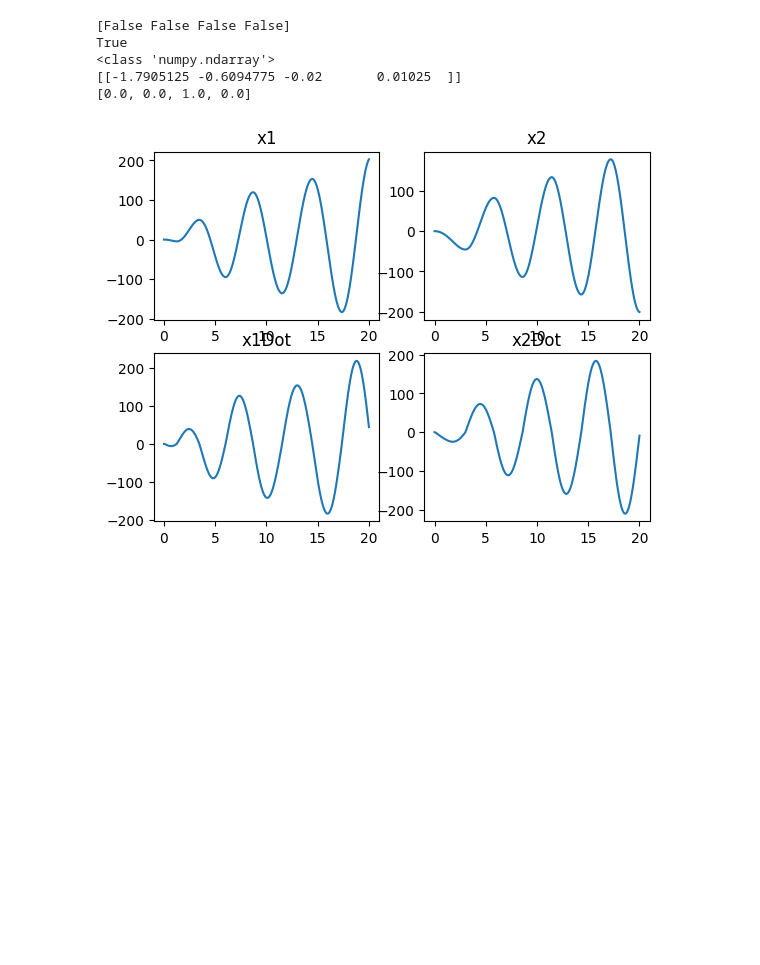
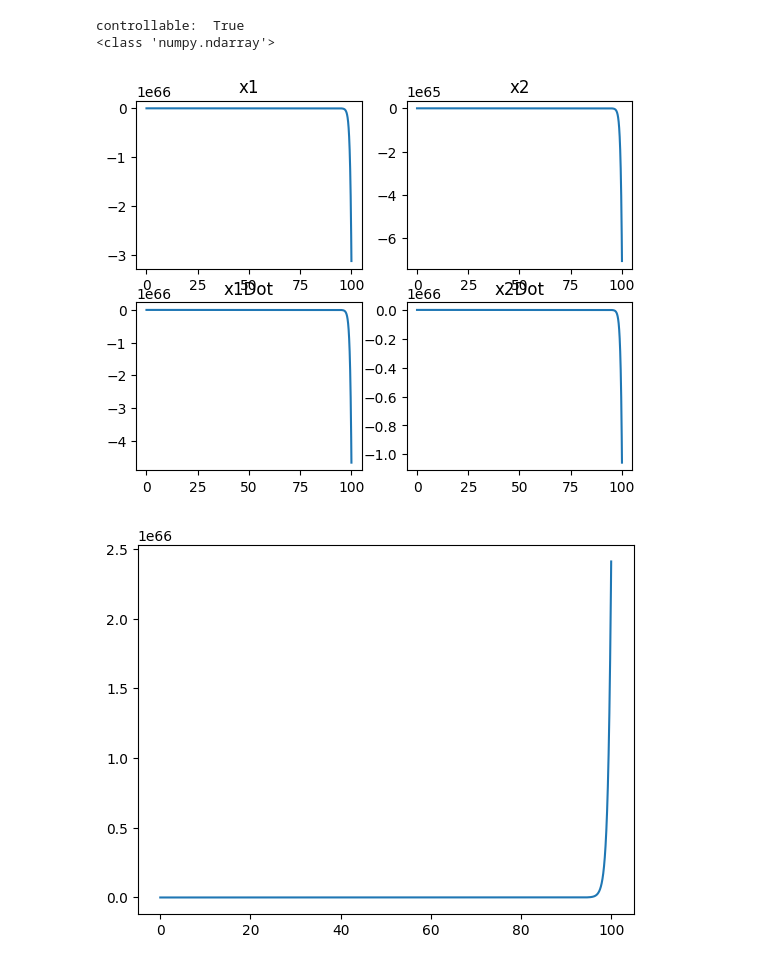
Before and after one commit to KaranJagdale/controller_comparison, a Jupyter notebook: ModifiedMSD.ipynb, the cells around one changed output. Saved outputs shown, nothing was run; the diff lists cells and outputs as text; code cells hidden in the pictures; blank space fills up the shorter version.

```diff
--- a/ModifiedMSD.ipynb
+++ b/ModifiedMSD.ipynb
@@ -14,7 +9,8 @@ def isControlable(A, B):
     conMat = []
     for i in range(n):
         conMat.append(np.dot(np.linalg.matrix_power(A, i), B))
-    return np.linalg.matrix_rank(conMat) == n
+    #print('from isControllable: ', np.linalg.matrix_rank(np.array(conMat)))
+    return np.linalg.matrix_rank(np.array(conMat).reshape(4,4)) == n
 
 def isObservable(A, C):
     n = len(A)
@@ -31,64 +27,73 @@ def main():
     k  = 1.2
     b = 0.1
     isDisturbance = True
-    simTime = 50
-    simDt = 0.05
-    r = 2 #reference to be tracked
+    simTime = 100
+    simDt = 0.01
+    r = 10#reference to be tracked
     doubleMSD = DoubleMassSpringDamper(m1, m2, b, c1, c2, k, isDisturbance)
 
-    print(isControlable(doubleMSD.AMat, doubleMSD.BMat))
-    print(isObservable(doubleMSD.AMat, doubleMSD.CMat))
+    print("controllable: ", isControlable(doubleMSD.AMat, doubleMSD.BMat))
+   # print(isObservable(doubleMSD.AMat, doubleMSD.CMat))
 
     poles = np.array([-0.1, -0.05, -0.03, -0.04])
     print(type(doubleMSD.AMat))
     K_mat = sc.signal.place_poles(np.array(doubleMSD.AMat), np.array(doubleMSD.BMat).reshape(4,1), np.array(poles)).gain_matrix
+    #print('heya',K_mat, K_mat.shape)
+    #y0 = [0, 0, 0, 0]
+    vel_ss = -doubleMSD.k*r/doubleMSD.c2
+    y0 = [100, 102 + r, vel_ss, vel_ss]
+    y = y0
 
-    y0 = [0, 0, 0, 0]
-    y = y0
-    print(K_mat)
     y_array = [y]
     time_array = [0]
-    dyn = doubleMSD.DynSS(y, 0, 1)
-    print(dyn)
+    outErrorInt = 0
+    kInt = 0.05
+    theta1, theta2 = 0,0
     for time in np.arange(0, simTime, simDt):
-        u_ss = -doubleMSD.k*(1 + doubleMSD.c1/doubleMSD.c2)*r
-        u_sf = np.dot(K_mat, y)
-        u_tot = u_ss + u_sf
-        #print('u_tot', u_tot)
+        uncertContrib = doubleMSD.c1/doubleMSD.c2*theta2 - theta1
+        u_ss = -doubleMSD.k*(1 + doubleMSD.c1/doubleMSD.c2)*r - uncertContrib
+
+        yT = np.array([y[0], y[0] + r, vel_ss, vel_ss])
+        outErrorInt += np.dot(doubleMSD.CMat, y) -  r
+        u_int = outErrorInt*kInt
+        u_sf = np.dot(K_mat, (yT - np.array(y)))
+        u_tot = u_ss - np.dot(K_mat,   np.array(y) - yT) + u_int*0
+        #print('y', y, 'yT', yT)
+        #print('dyn', doubleMSD.DynSS(y, time, u_tot[0]))
+        #print('u_sf', u_sf)
         y_next = doubleMSD.nextState(np.array(y), u_tot[0], simDt)
         y_array.append(y_next)
+        #print((np.dot(doubleMSD.AMat, np.array(y).reshape(4,1)) + np.dot(doubleMSD.BMat,u_tot[0])))
+        theta1 = (y_next[2] - y[2])/simDt - (np.dot(doubleMSD.AMat, y) + np.dot(doubleMSD.BMat,u_tot[0]))[2,0]
+        theta2 = (y_next[3] - y[3])/simDt - (np.dot(doubleMSD.AMat, y) + np.dot(doubleMSD.BMat,u_tot[0]))[3,0]
         y = y_next
         time_array.append(time+simDt)
 
     y_array = np.array(y_array)
     plt.figure(1)
     ax1 = plt.subplot(2,2,1)
     ax1.plot(time_array, y_array[:,0])
     ax1.title.set_text('x1')
     ax2 = plt.subplot(2,2,2)
     ax2.plot(time_array, y_array[:,1])
     ax2.title.set_text('x2')
     ax3 = plt.subplot(2,2,3)
     ax3.plot(time_array[:], y_array[:,2])
     ax3.title.set_text('x1Dot')
     ax4 = plt.subplot(2,2,4)
     ax4.plot(time_array[:], y_array[:,3])
     ax4.title.set_text('x2Dot')
-
-
-
-
+    plt.figure(2)
+    plt.plot(time_array, y_array[:,1] - y_array[:,0])
 
 
 if __name__ == '__main__':
     main()
 # %% [output]
-[False False False False]
-True
+controllable:  True
 <class 'numpy.ndarray'>
-[[-1.7905125 -0.6094775 -0.02       0.01025  ]]
-[0.0, 0.0, 1.0, 0.0]
-[figure, old version]
+[figure, new version]
+[figure, added]
 # %%
 from model import DoubleMassSpringDamper
 doubleMSD1 = DoubleMassSpringDamper(1, 1,3, 3, 2, 1, True)
```
Also changed, not shown: parts of 2 cells of this notebook, 1 other file.
